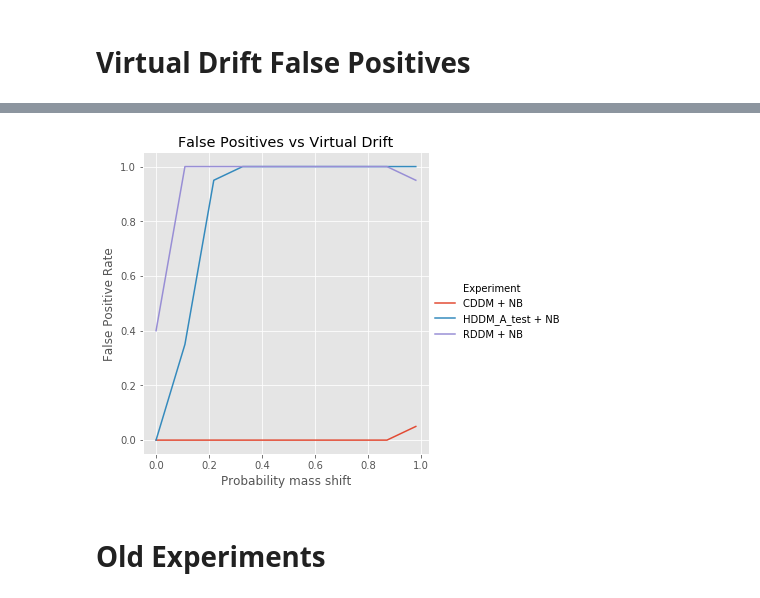
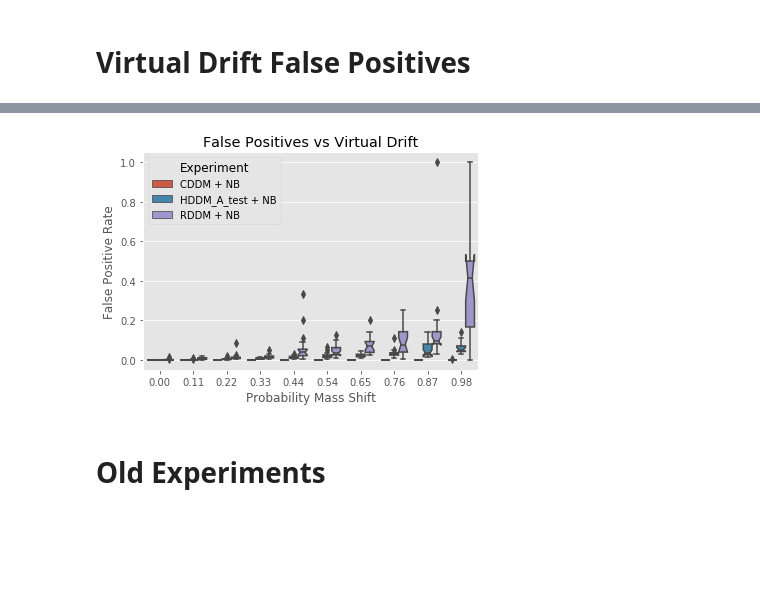
Before and after one commit to hamishhuggard/masters_code, a Jupyter notebook: epddm/epddm_experiments_2.ipynb, the cells around one changed output, grey strips where cells are left out. Cells and saved outputs as stored; diff of their text form; code cells hidden in the pictures; blank space fills up the shorter version.

```diff
--- a/epddm/epddm_experiments_2.ipynb
+++ b/epddm/epddm_experiments_2.ipynb
@@ -0,0 +32,9 @@
+# %%
+for y, fname in zip([y1, y2], ['bad_prediction', 'worse_prediction']):
+    plt.subplots(figsize=(3,1))
+    np.array(y).reshape(1,-1)
+    y = normalize(np.array(y).reshape(1,-1), norm='l1')
+    ax = plt.bar(x1, y[0])
+    plt.xticks([1,2,3,4,5])
+    plt.tight_layout()
+    plt.show()
@@ -0,0 +44,16 @@
+# %%
+y = [1.1,1.5,1.2,0.8,0.4]
+
+x1 = [1,2,3,4,5]
+cols1 = ['r', 'r', 'g', 'r', 'r' ]
+cols2 = ['r', 'r', 'r', 'r', 'g' ]
+# %%
+for cols, fname in zip([cols1, cols2], ['bad_prediction', 'worse_prediction']):
+    plt.subplots(figsize=(3,1))
+    np.array(y).reshape(1,-1)
+    y = normalize(np.array(y).reshape(1,-1), norm='l1')
+    ax = plt.bar(x1, y[0], color=cols)
+    plt.xticks([1,2,3,4,5])
+    plt.tight_layout()
+    plt.savefig(fname+'.png')
+    plt.show()
@@ -294,7 +348,14 @@ def high_noise_experiments():
 
 high_noise = high_noise_experiments()
 # %%
+post_drift_n = 1000
+
 def get_fp_df(results):
+    ret = results.copy()
+    ret['Outcome'] = ret['Outcome'].apply(lambda x: 0 if x==None else 1/x)
+    return ret
+
+def get_fp_rate_df(results):
     experiments = list(results.Experiment.unique())
     fp_df = pd.DataFrame(columns=['Experiment', 'Parameter', 'Outcome'])
     i = 1
@@ -381,12 +425,15 @@ vd_fps
 # %%
 vd_fps['Parameter'] = vd_fps['Parameter'] * 2
 # %%
-# Create plot
-g = sns.relplot(x='Parameter', y='Outcome', hue='Experiment', kind='line', data=vd_fps)
-g.set(xlabel='Probability mass shift', ylabel='False Positive Rate', title='False Positives vs Virtual Drift');
-plt.savefig('virtual_drift_plt.png')
+g = sns.boxplot(x='Parameter', y='Outcome', hue='Experiment', notch=True, data=vd_fps)
+g.set(xlabel='Probability Mass Shift', ylabel='False Positive Rate', title='False Positives vs Virtual Drift');
+
+# Fix the ticks
+tick_labs = [ f'{float(tick.get_text()):.2f}' for i, tick in enumerate(g.get_xticklabels())]#[::2] ]
+g.set_xticklabels(tick_labs)
+plt.savefig('virtual_drift_plt.png');
 # %% [output]
-[figure, old version]
+[figure, new version]
 # %% [markdown]
 # Old Experiments
 # %%
```
Also changed, not shown: parts of 41 cells of this notebook, 8 other files.
